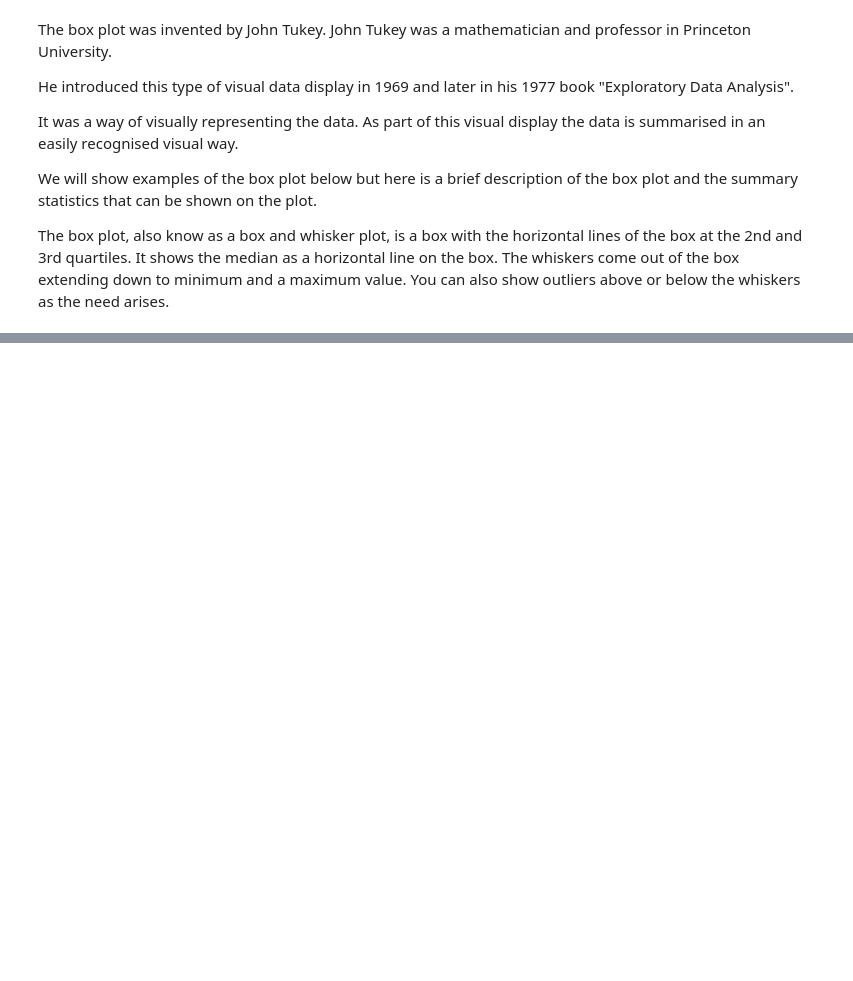
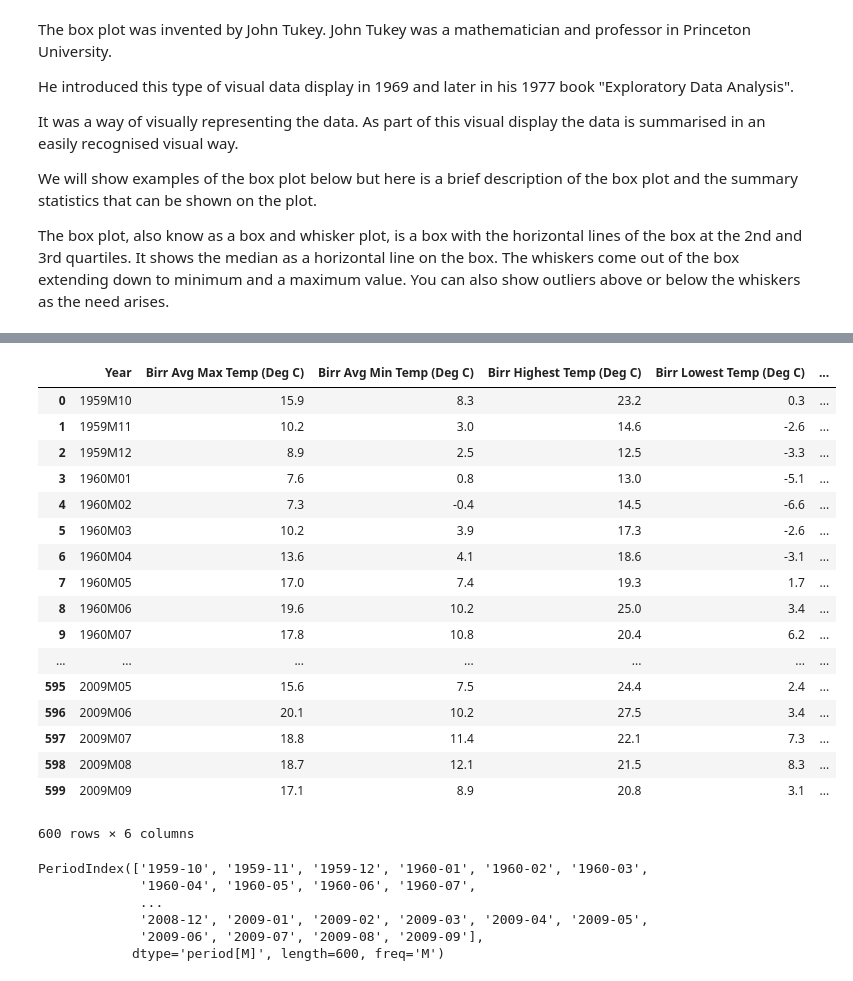
Before and after one commit to MichaelORegan/52446-Fundamentals-of-Data-Analysis-Project, a Jupyter notebook: Box Plot.ipynb, the cells around one changed output, grey strips where cells are left out. Drawn from its saved outputs; the diff is of its cells as text; code cells hidden in the pictures; blank space fills up the shorter version.

```diff
--- a/Box Plot.ipynb
+++ b/Box Plot.ipynb
@@ -18,0 +30,31 @@ The box plot, also know as a box and whisker plot, is a box with the horizontal
+# %%
+df = pd.read_csv("Birr Temperatures Degrees Box Plot.csv")
+df
+# %% [output]
+|  | Year | Birr Avg Max Temp (Deg C) | Birr Avg Min Temp (Deg C) | Birr Highest Temp (Deg C) | Birr Lowest Temp (Deg C) | ... |
+| 0 | 1959M10 | 15.9 | 8.3 | 23.2 | 0.3 | ... |
+| 1 | 1959M11 | 10.2 | 3.0 | 14.6 | -2.6 | ... |
+| 2 | 1959M12 | 8.9 | 2.5 | 12.5 | -3.3 | ... |
+| 3 | 1960M01 | 7.6 | 0.8 | 13.0 | -5.1 | ... |
+| 4 | 1960M02 | 7.3 | -0.4 | 14.5 | -6.6 | ... |
+| 5 | 1960M03 | 10.2 | 3.9 | 17.3 | -2.6 | ... |
+| 6 | 1960M04 | 13.6 | 4.1 | 18.6 | -3.1 | ... |
+| 7 | 1960M05 | 17.0 | 7.4 | 19.3 | 1.7 | ... |
+| 8 | 1960M06 | 19.6 | 10.2 | 25.0 | 3.4 | ... |
+| 9 | 1960M07 | 17.8 | 10.8 | 20.4 | 6.2 | ... |
+| ... | ... | ... | ... | ... | ... | ... |
+| 595 | 2009M05 | 15.6 | 7.5 | 24.4 | 2.4 | ... |
+| 596 | 2009M06 | 20.1 | 10.2 | 27.5 | 3.4 | ... |
+| 597 | 2009M07 | 18.8 | 11.4 | 22.1 | 7.3 | ... |
+| 598 | 2009M08 | 18.7 | 12.1 | 21.5 | 8.3 | ... |
+| 599 | 2009M09 | 17.1 | 8.9 | 20.8 | 3.1 | ... |
+600 rows × 6 columns
+# %%
+pd.PeriodIndex(start='1959-10', freq='M', periods=600)
+# %% [output]
+PeriodIndex(['1959-10', '1959-11', '1959-12', '1960-01', '1960-02', '1960-03',
+             '1960-04', '1960-05', '1960-06', '1960-07',
+             ...
+             '2008-12', '2009-01', '2009-02', '2009-03', '2009-04', '2009-05',
+             '2009-06', '2009-07', '2009-08', '2009-09'],
+            dtype='period[M]', length=600, freq='M')
```
Also changed, not shown: parts of 9 cells of this notebook, 2 other files.
